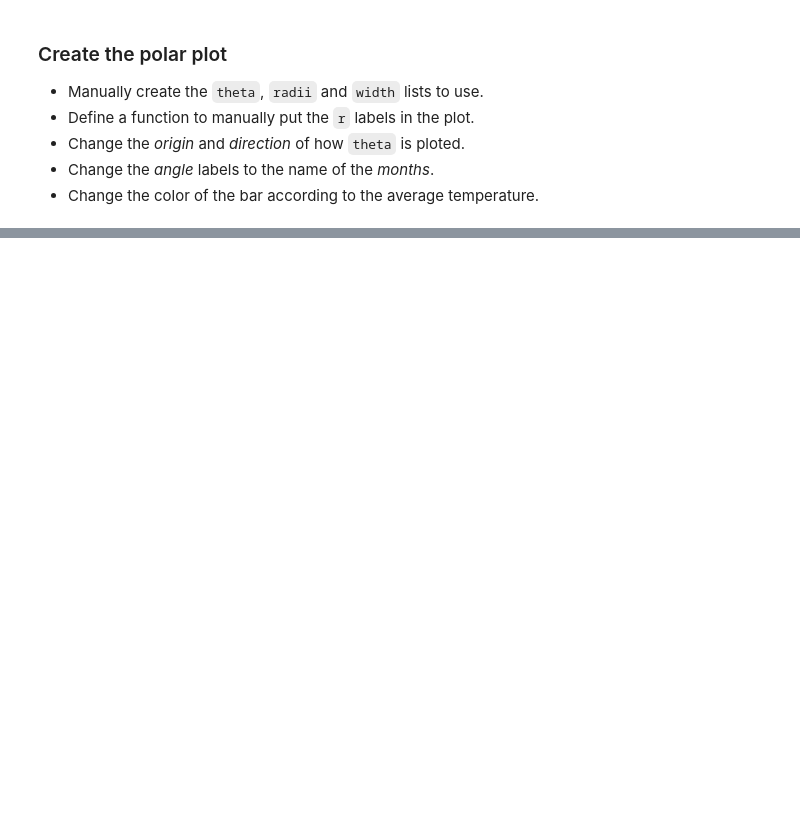
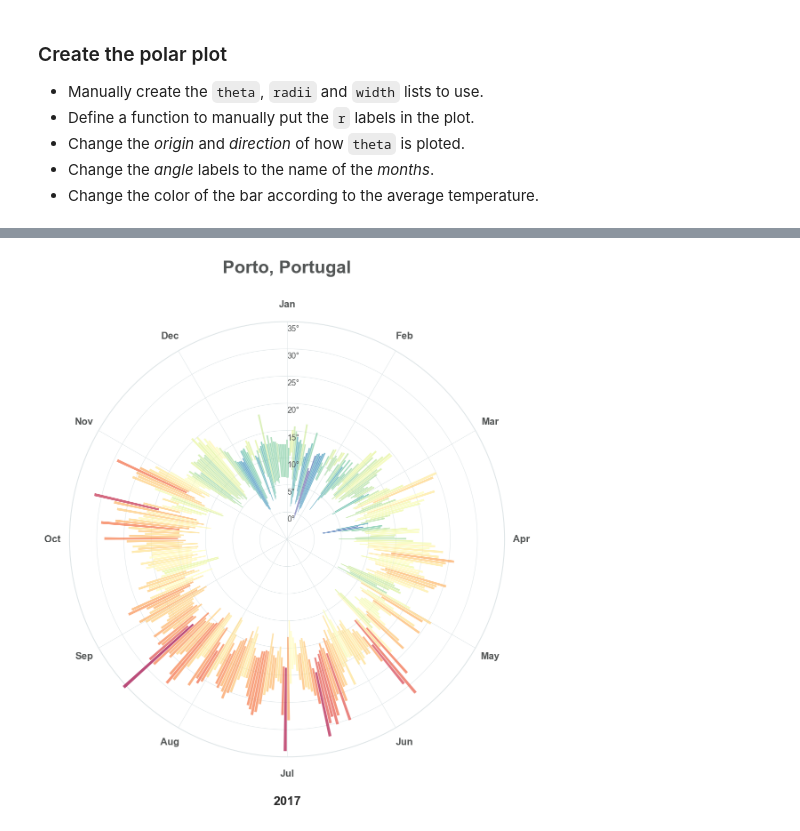
Before and after one commit to SvanBoxel/weather_analysis, a Jupyter notebook: notebooks/exploration/2.0-visualize-darksky-data.ipynb, the cells around one changed output, grey strips where cells are left out. Saved outputs shown, nothing was run; the diff lists cells and outputs as text; code cells hidden in the pictures; blank space fills up the shorter version.

```diff
--- a/notebooks/exploration/2.0-visualize-darksky-data.ipynb
+++ b/notebooks/exploration/2.0-visualize-darksky-data.ipynb
@@ -156,8 +242,8 @@ ax.grid(True)
 ax.plot(daily.precipIntensity)
 fig.autofmt_xdate() # auto rotate the x labels if needed
 ax.xaxis.set_major_formatter(mdates.DateFormatter('%b'))
-ax.set_xlabel('2016')
+ax.set_xlabel(obs_year)
 ax.set_ylabel('mm / h')
-ax.set_xlim([date(2016,1,1),date(2016,12,31)])
+ax.set_xlim([date(obs_year,1,1),date(obs_year,12,31)])
 plt.show()
 # %% [output]
@@ -241,3 +331,9 @@ print(colors[0], colors[int(size/2)], colors[size-1])
+# %%
+def round_down(num, divisor):
+    return int(num - (num % divisor))
+
+def round_up(num, divisor):
+    return int(num if num % divisor == 0 else num + divisor - num % divisor)
 # %% [markdown]
 ### Create the polar plot
 
@@ -300,0 +345,77 @@ plt.show()
+# %%
+plt.rcParams['figure.figsize'] = (9,9)
+
+def draw_yticks(axes, positions, suffix=None):
+    """ Takes an matplolib axes object and the y positions and
+        draws the axes label ticks in a polar plot.
+
+        :param matplotlib.axis: An axis object;
+        :param [int] positions: The positions to draw the axis.
+        :param str suffix: An optional suffix to add to the ticks labels.
+        :returns Null: Works in place.
+    """
+    max_r = max(positions)
+    for pos in positions:
+        label = str(pos) + suffix
+        ax.text(0.00, pos-max_r*0.05, label, fontsize=9)
+
+# calculate the shape sizes of the bars
+N = len(daily)
+theta = np.linspace(0.0, 2 * np.pi, N, endpoint=False)
+radii = daily.temperatureMax - daily.temperatureMin
+bottom = daily.temperatureMin
+width = 0.84*(2*np.pi)/N
+max_atemp = max(daily.temperatureMax+daily.temperatureMin)/2.
+min_atemp = min(daily.temperatureMax+daily.temperatureMin)/2.
+delta_atemp = max_atemp - min_atemp
+
+ax = plt.subplot(111, projection='polar')
+
+# set start, direction and limits
+ax.set_theta_zero_location("N")
+ax.set_theta_direction(-1)
+rd_axis_min = round_down(min(daily.temperatureMin), 5)
+# for a single year it's better to round down and let overlap the border
+max_r = round_down(max(daily.temperatureMax), 5)
+ax.set_ylim([rd_axis_min,max_r])
+
+# define the locators
+## x
+x_pos_list = np.linspace(0.0, 2 * np.pi, 12, endpoint=False)
+ax.xaxis.set_major_locator(ticker.FixedLocator((x_pos_list)))
+ax.axes.yaxis.set_ticklabels([])
+x_name_list = ['Jan', 'Feb', 'Mar', 'Apr', 'May', 'Jun', 'Jul', 'Aug', 'Sep', 'Oct', 'Nov', 'Dec']
+x_fontdict = {'fontsize': 11, 'fontweight': 'semibold'}
+ax.set_xticklabels(x_name_list, fontdict=x_fontdict)
+ax.tick_params(axis='x', which='major', pad=12, zorder=10)
+
+# plt.xlabel(obs_year, fontweight='bold')
+## y
+# for a single year it's better to round down and let overlap the border
+rd_temp_max = round_down(max(daily.temperatureMax), 5)
+rd_temp_min = round_up(min(daily.temperatureMin), 5)
+y_pos_list = range(rd_temp_min, rd_temp_max+5, 5)
+ax.yaxis.set_major_locator(ticker.FixedLocator((y_pos_list)))
+draw_yticks(ax, y_pos_list, '°')
+
+# draw bars
+bars = ax.bar(theta, radii, width=width, bottom=bottom, zorder=3, clip_on=False)
+
+# Use custom colors and opacity
+# TODO: should use average or median temperature to determine color
+for r, bar in zip((daily.temperatureMax + daily.temperatureMin)/2., bars):
+    temp_var = (r - min_atemp)/delta_atemp
+    # for a single year it's better to have stronger colours
+    bar.set_facecolor(plt.cm.Spectral_r(temp_var))
+    bar.set_linewidth(0.0)
+    bar.set_alpha(0.7)
+
+# title
+title_fontdict = {'fontsize': 20, 'fontweight': 'bold'}
+plt.title(obs_loc, y=1.1, fontdict=title_fontdict)
+plt.xlabel(obs_year, fontsize=14, fontweight='semibold', labelpad=20)
+
+plt.savefig(obs_loc + '_' + str(obs_year) + '.png')
+plt.show()
+# %% [output]
+[figure, added]
```
Also changed, not shown: parts of 14 cells of this notebook.
